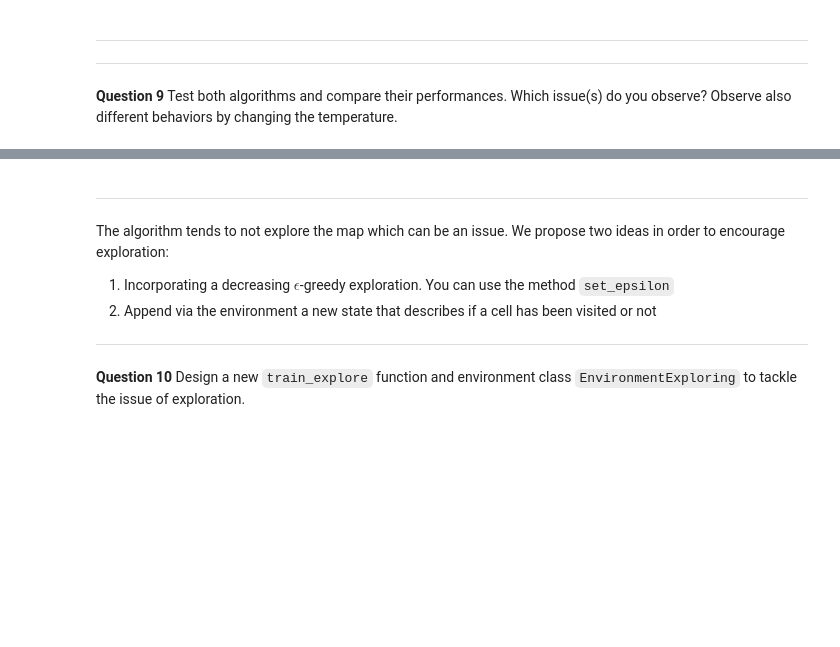
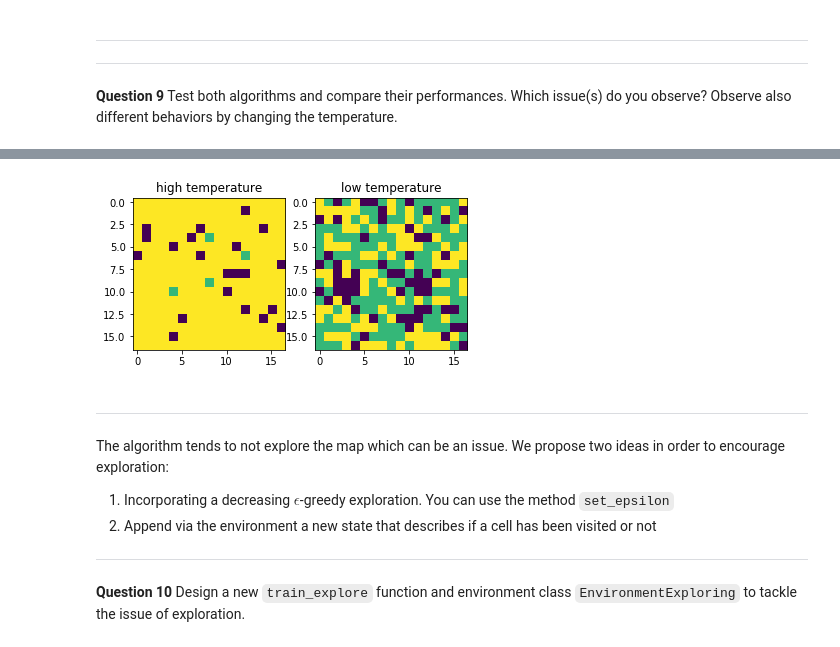
Before and after one commit to RachedBenJemia/MVA-MP3, a Jupyter notebook: DQN_project_MVA.ipynb, the cells around one changed output, grey strips where cells are left out. Drawn from its saved outputs; the diff is of its cells as text; code cells hidden in the pictures; blank space fills up the shorter version.

```diff
--- a/DQN_project_MVA.ipynb
+++ b/DQN_project_MVA.ipynb
@@ -751,3 +755,20 @@ HTML(display_videos('fc_test10.mp4'))
+# %%
+import matplotlib.pylab as plt
+env_high_temp = Environment(grid_size=size, max_time=T,temperature=0.9)
+env_high_temp.reset()
+env_low_temp = Environment(grid_size=size, max_time=T,temperature=0.3)
+env_low_temp.reset()
+
+fig = plt.figure()
+ax1=fig.add_subplot(121)
+ax1.imshow(env_high_temp.board)
+ax1.set_title("high temperature")
+ax2=fig.add_subplot(122)
+ax2.imshow(env_low_temp.board)
+ax2.set_title("low temperature")
+fig.show()
+# %% [output]
+[figure, added]
 # %% [markdown]
 ***
 
```
Also changed, not shown: parts of 2 cells of this notebook.
